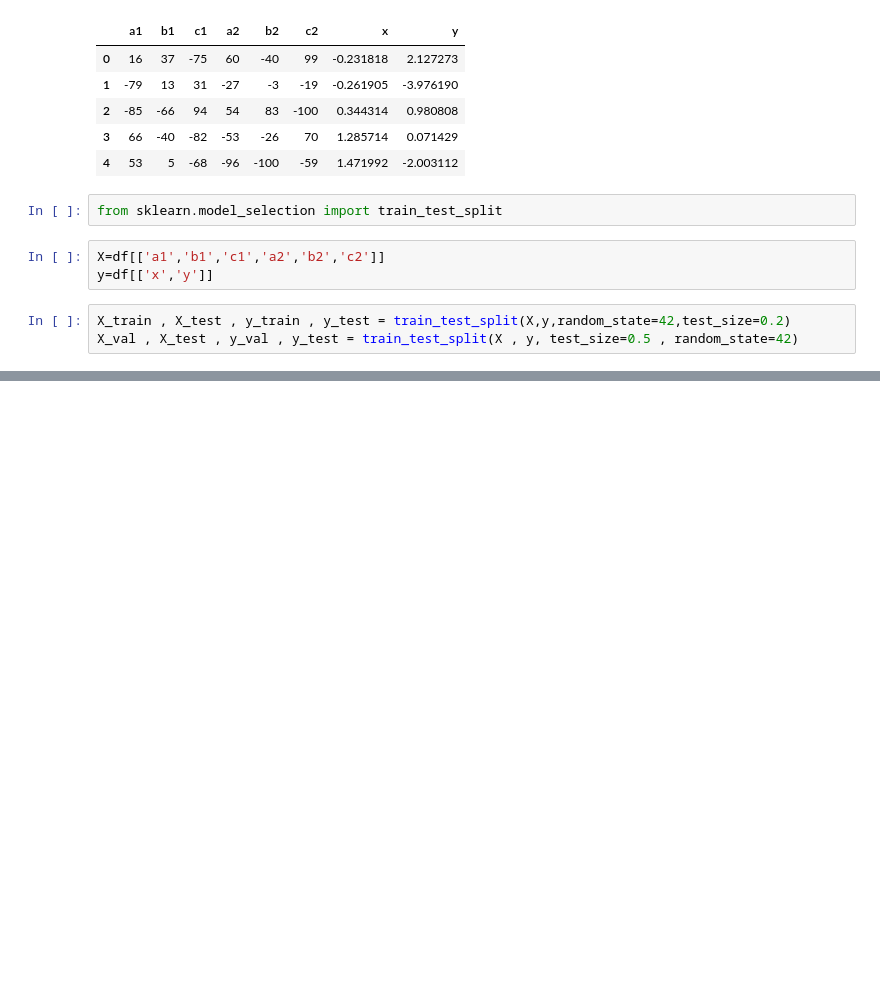
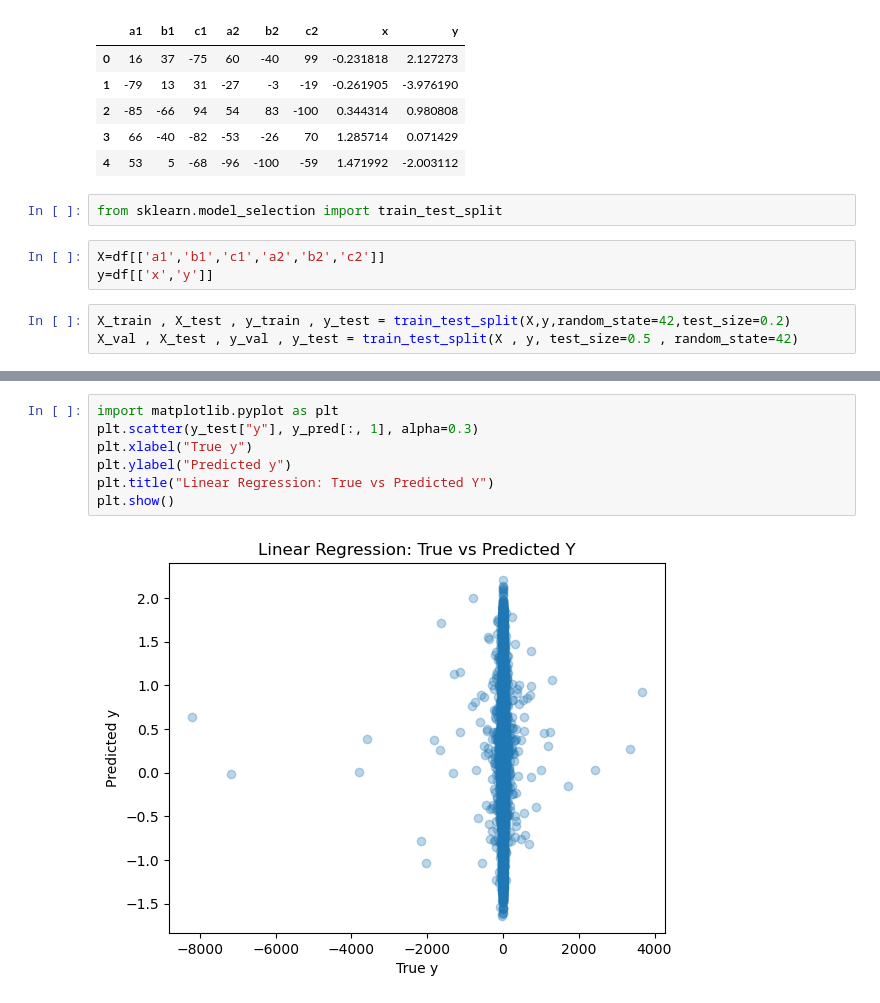
Before and after one commit to aleenaaahad/Machine-Learning-Models, a Jupyter notebook: Data-Processing.ipynb, the cells around one changed output, grey strips where cells are left out. Cells and saved outputs as stored; diff of their text form; blank space fills up the shorter version.

```diff
--- a/Data-Processing.ipynb
+++ b/Data-Processing.ipynb
@@ -21,0 +57,9 @@ X_val , X_test , y_val , y_test = train_test_split(X , y, test_size=0.5 , random
+# %%
+import matplotlib.pyplot as plt
+plt.scatter(y_test["y"], y_pred[:, 1], alpha=0.3)
+plt.xlabel("True y")
+plt.ylabel("Predicted y")
+plt.title("Linear Regression: True vs Predicted Y")
+plt.show()
+# %% [output]
+[figure, added]
```
Also changed, not shown: parts of 5 cells of this notebook.
